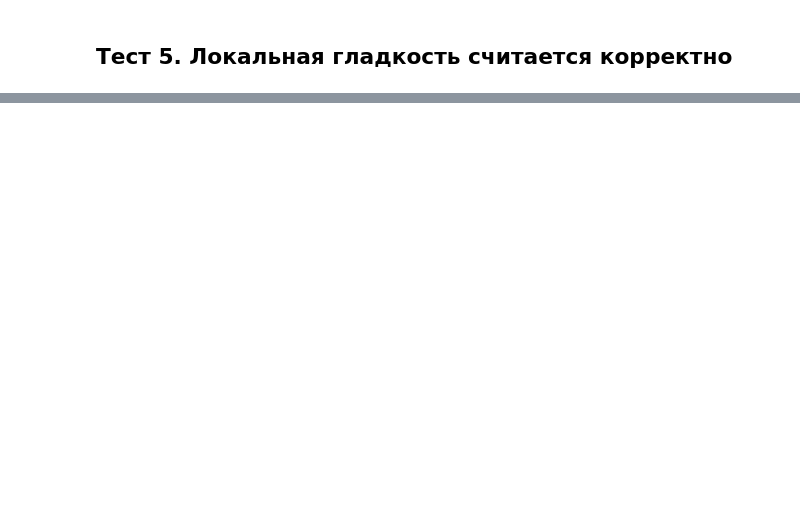
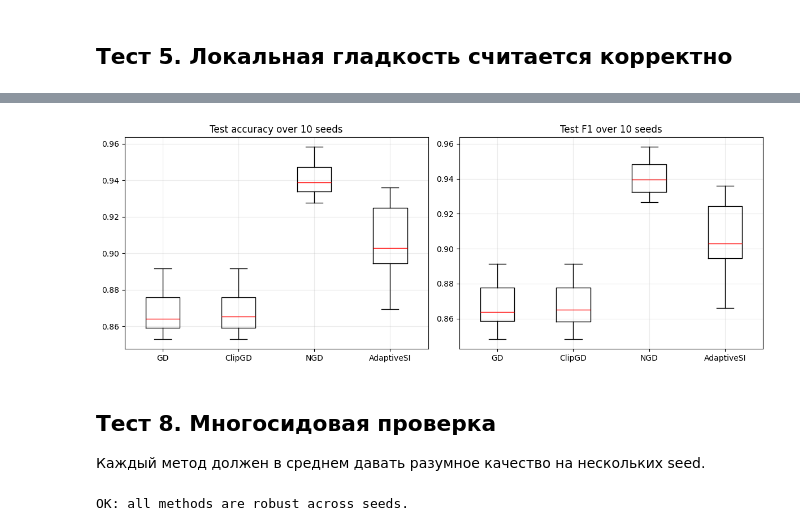
Before and after one commit to BaffledHedgehog/optproject, a Jupyter notebook: part2/relaxed_smoothness_experiments.ipynb, the cells around one changed output, grey strips where cells are left out. Cells and saved outputs as stored; diff of their text form; code cells hidden in the pictures; blank space fills up the shorter version.

```diff
--- a/part2/relaxed_smoothness_experiments.ipynb
+++ b/part2/relaxed_smoothness_experiments.ipynb
@@ -944,0 +1281,10 @@ print("OK: local smoothness diagnostics are valid.")
+# %%
+for method in floor_pivot.columns:
+    assert floor_pivot[method].loc[0.3] > floor_pivot[method].loc[0.0], \
+        f"{method}: noise floor did not grow with sigma"
+
+# rho < 1: loss still decreases; rho = 1.5: descent guarantee can be lost.
+_, h_ok = run_with_oracle("GD", make_inexact_oracle(rel_bias=0.9, seed=0), epochs=200, lr=0.08)
+assert h_ok["loss"].iloc[-1] < h_ok["loss"].iloc[0], "GD with rho=0.9 should still decrease loss"
+
+print("OK: noise floor grows with sigma and relative bias rho<1 keeps descent.")
@@ -945,3 +1421,32 @@ print("OK: local smoothness diagnostics are valid.")
+# %%
+fig, axes = plt.subplots(1, 2, figsize=(12, 4.5))
+order = ["GD", "ClipGD", "NGD", "AdaptiveSI"]
+acc_data = [ms_df[ms_df["method"] == m]["accuracy"].to_numpy() for m in order]
+f1_data = [ms_df[ms_df["method"] == m]["f1"].to_numpy() for m in order]
+axes[0].boxplot(acc_data, labels=order)
+axes[0].set_title(f"Test accuracy over {len(seeds)} seeds")
+axes[0].grid(alpha=0.25)
+axes[1].boxplot(f1_data, labels=order)
+axes[1].set_title(f"Test F1 over {len(seeds)} seeds")
+axes[1].grid(alpha=0.25)
+plt.tight_layout()
+plt.savefig(FIG_DIR / "part2_multiseed.png", dpi=160)
+plt.show()
+# %% [output]
+[figure, added]
+# %% [markdown]
+## Тест 8. Многосидовая проверка
+
+Каждый метод должен в среднем давать разумное качество на нескольких seed.
+# %%
+assert ms_df["accuracy"].mean() > 0.85, "average accuracy across seeds is too low"
+for method in order:
+    m_acc = ms_df[ms_df["method"] == method]["accuracy"].mean()
+    assert m_acc > 0.8, f"{method}: mean accuracy {m_acc:.3f} too low"
+
+print("OK: all methods are robust across seeds.")
+# %% [output]
+OK: all methods are robust across seeds.
 # %% [markdown]
 ## Вывод
 
```
Also changed, not shown: parts of 27 cells of this notebook, 20 other files.
